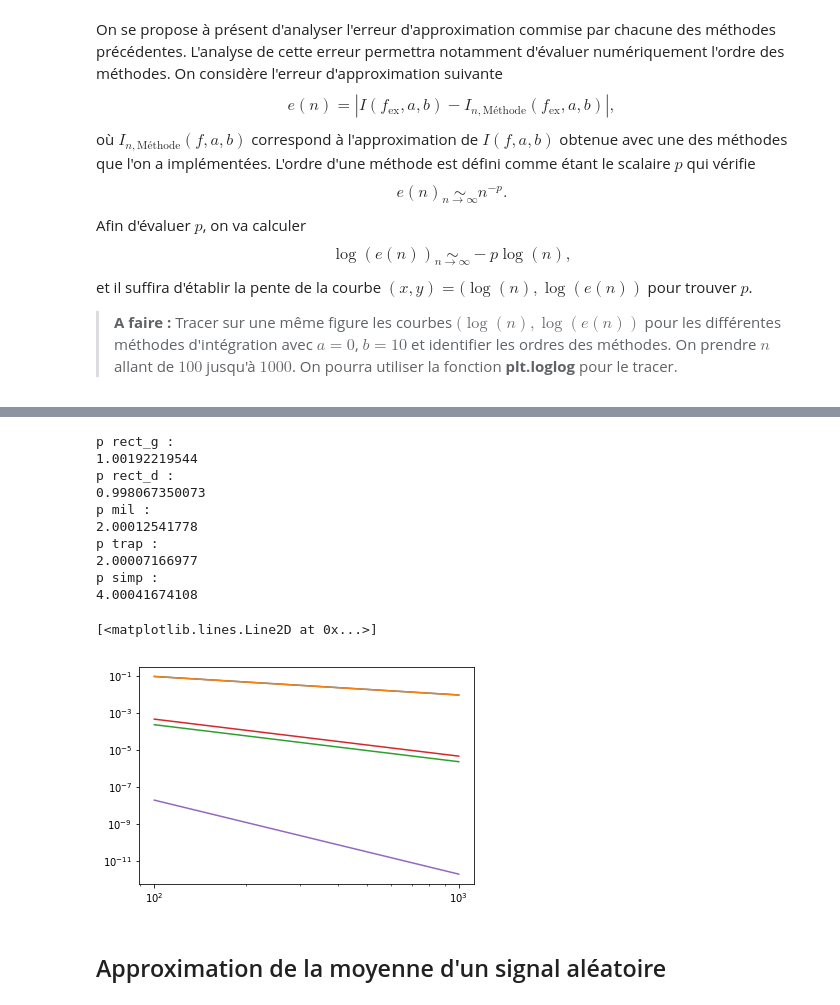
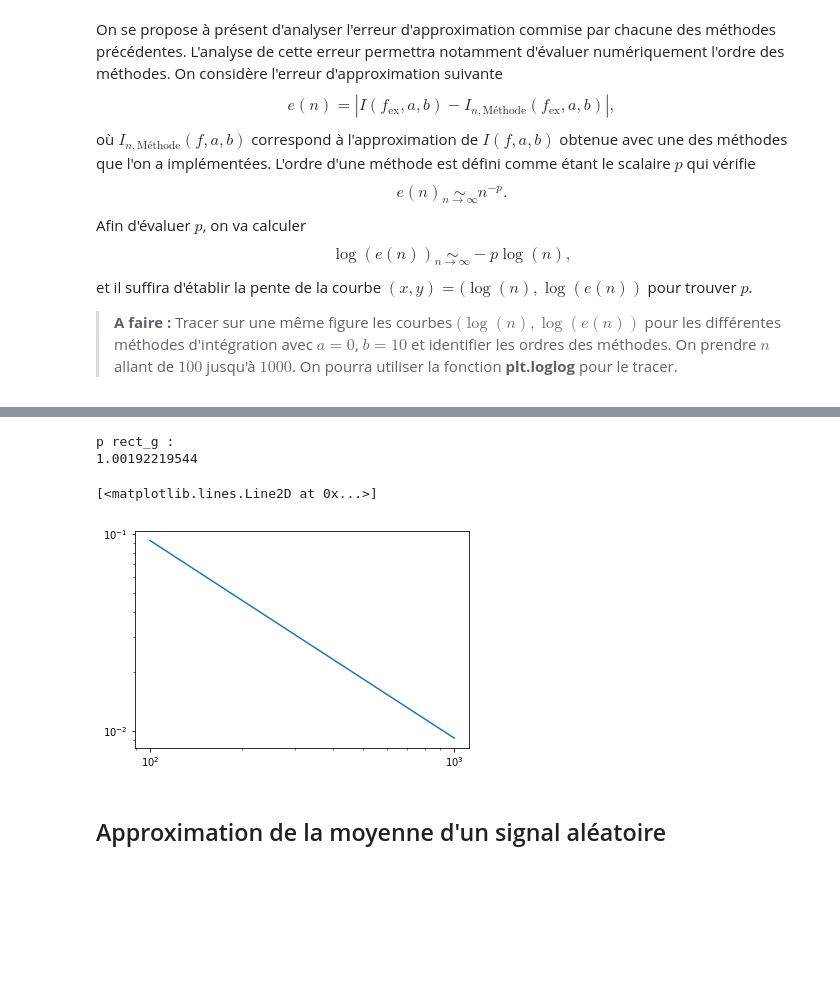
Before and after one commit to pierremrg/TP_AN, a Jupyter notebook: TP5_Notebook.ipynb, the cells around one changed output, grey strips where cells are left out. Drawn from its saved outputs; the diff is of its cells as text; code cells hidden in the pictures; blank space fills up the shorter version.

```diff
--- a/TP5_Notebook.ipynb
+++ b/TP5_Notebook.ipynb
@@ -157,53 +210,31 @@ et il suffira d'établir la pente de la courbe $(x,y) = (\log(n),\log(e(n))$ pou
 # %%
+
 x = np.arange(100, 1001, 1)
 
 a= 0
 b = 10
 s = g_ex(10)
 en_rect_g = []
 en_rect_d = []
 en_mil = []
 en_trap = []
 en_simp = []
 for n in range(100,1001):
     sg, sd = Rect(f_ex, a, b, n)
     en_rect_g.append(abs(s - sg))
-    en_rect_d.append(abs(s - sd))
-    sm = Milieu(f_ex, a, b, n)
-    en_mil.append(abs(s - sm))
-    st = Trapezes(f_ex, a, b, n)
-    en_trap.append(abs(s - st))
-    sp = Simpson(f_ex, a, b, n)
-    en_simp.append(abs(s - sp))
+
+
+
+
+print("p rect_g :")
+print(-(np.log(en_rect_g[900])-np.log(en_rect_g[0]))/(np.log(1000.0)-np.log(100.0)))
+
+plt.loglog(x, en_rect_g)
+# %% [output]
+p rect_g :
+1.00192219544
+[<matplotlib.lines.Line2D at 0x...>]
+[figure, added]
-# %%
-print("p rect_g :")
-print(-(np.log(en_rect_g[900])-np.log(en_rect_g[0]))/(np.log(1000.0)-np.log(100.0)))
-print("p rect_d :")
-print(-(np.log(en_rect_d[900])-np.log(en_rect_d[0]))/(np.log(1000.0)-np.log(100.0)))
-print("p mil :")
-print(-(np.log(en_mil[900])-np.log(en_mil[0]))/(np.log(1000.0)-np.log(100.0)))
-print("p trap :")
-print(-(np.log(en_trap[900])-np.log(en_trap[0]))/(np.log(1000.0)-np.log(100.0)))
-print("p simp :")
-print(-(np.log(en_simp[900])-np.log(en_simp[0]))/(np.log(1000.0)-np.log(100.0)))
-plt.loglog(x, en_rect_g)
-plt.loglog(x, en_rect_d)
-plt.loglog(x, en_mil)
-plt.loglog(x, en_trap)
-plt.loglog(x, en_simp)
-# %% [output]
-p rect_g :
-1.00192219544
-p rect_d :
-0.998067350073
-p mil :
-2.00012541778
-p trap :
-2.00007166977
-p simp :
-4.00041674108
-[<matplotlib.lines.Line2D at 0x...>]
-[figure, removed]
 # %% [markdown]
 ## Approximation de la moyenne d'un signal aléatoire
 # %% [markdown]
```
Also changed, not shown: parts of 4 cells of this notebook, 5 other files.
